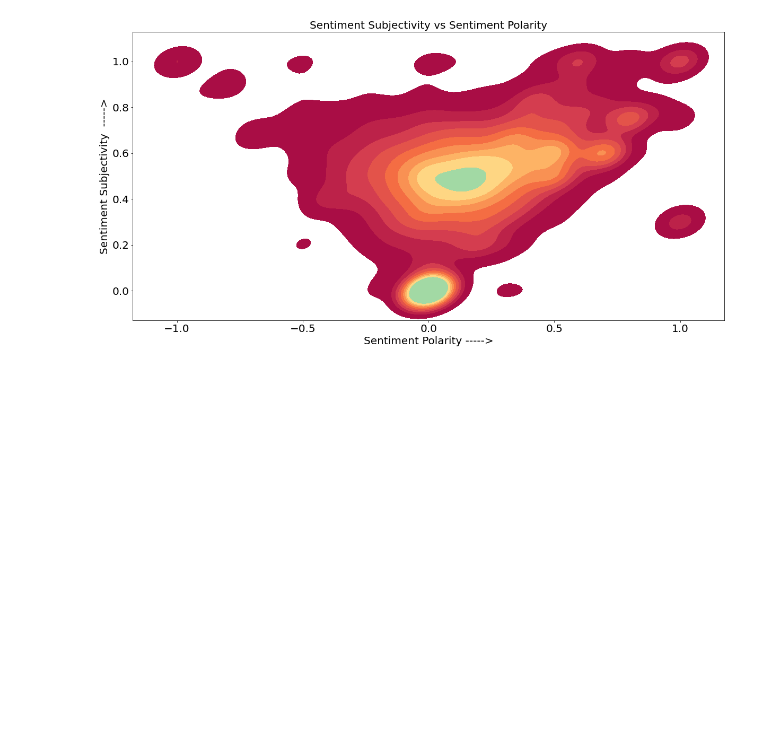
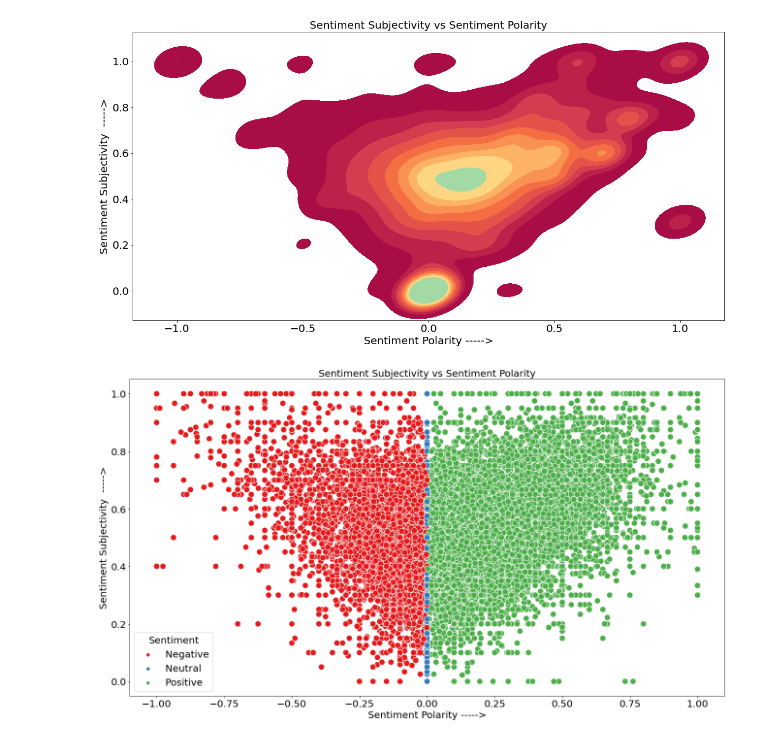
Before and after one commit to amol004/Google-Play-Store-EDA, a Jupyter notebook: Capstone_Project_Google_play_store_review_analysis_(EDA)_Notebook_{Amol_Thakur}.ipynb, the cells around one changed output. Saved outputs shown, nothing was run; the diff lists cells and outputs as text; code cells hidden in the pictures; blank space fills up the shorter version.

```diff
--- a/Capstone_Project_Google_play_store_review_analysis_(EDA)_Notebook_{Amol_Thakur}.ipynb
+++ b/Capstone_Project_Google_play_store_review_analysis_(EDA)_Notebook_{Amol_Thakur}.ipynb
@@ -1456,3 +1456,14 @@ plt.xlabel('Sentiment Polarity ----->',fontsize=20)
 plt.ylabel('Sentiment Subjectivity  ----->',fontsize=20);
 # %% [output]
 [figure]
+# %%
+# plotting scatter plot for Size vs Ratings
+plt.rcParams['figure.figsize'] = (22,12)  # figure size
+# plotting scatterplot using seaborn were x axis represents 'Size(in Mb)' and y axis represents 'Rating', scatterplot is formed on the basis of 'Type' column
+sns.scatterplot(x='Sentiment_Polarity', y='Sentiment_Subjectivity', hue='Sentiment', data=merged_df, palette='Set1',s=150)
+plt.title('Size vs Ratings',fontsize=20); # title
+plt.title('Sentiment Subjectivity vs Sentiment Polarity',fontsize=20)
+plt.xlabel('Sentiment Polarity ----->',fontsize=20)
+plt.ylabel('Sentiment Subjectivity  ----->',fontsize=20);
+# %% [output]
+[figure, added]
```
